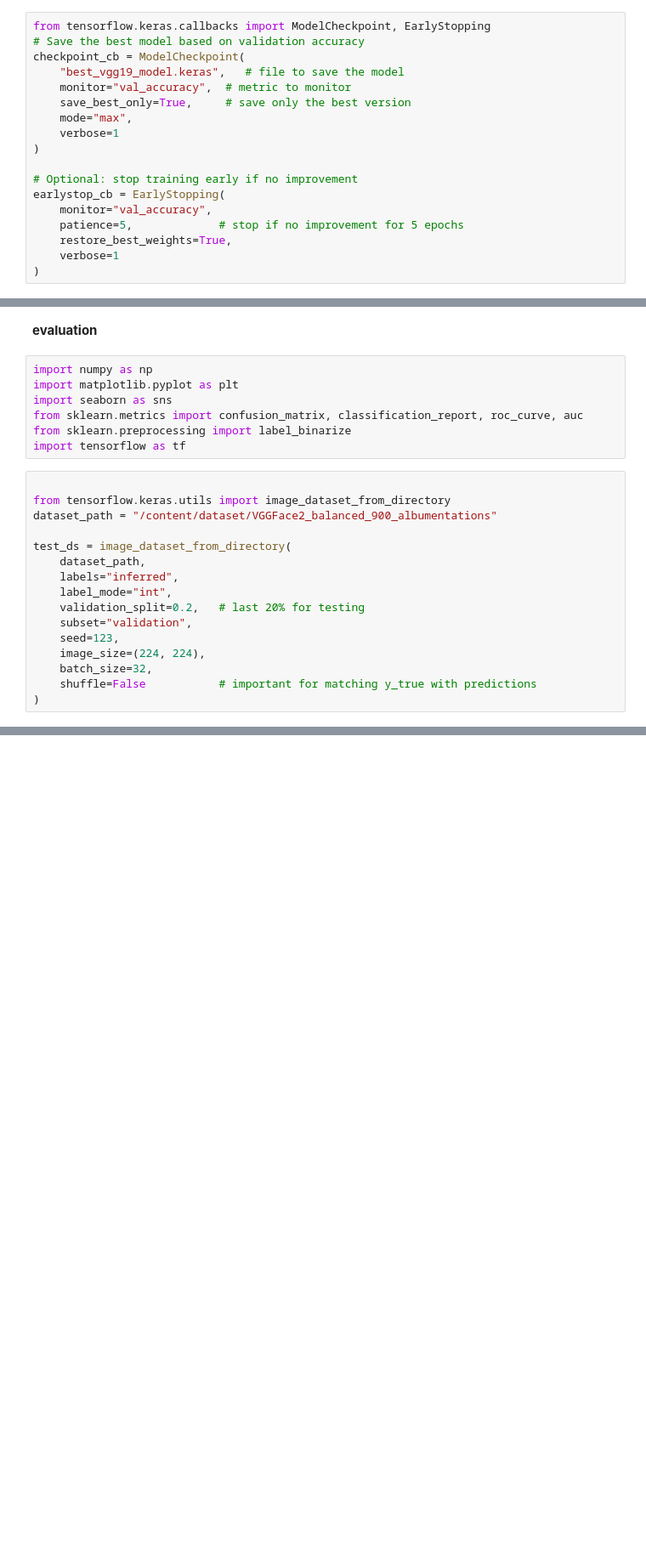
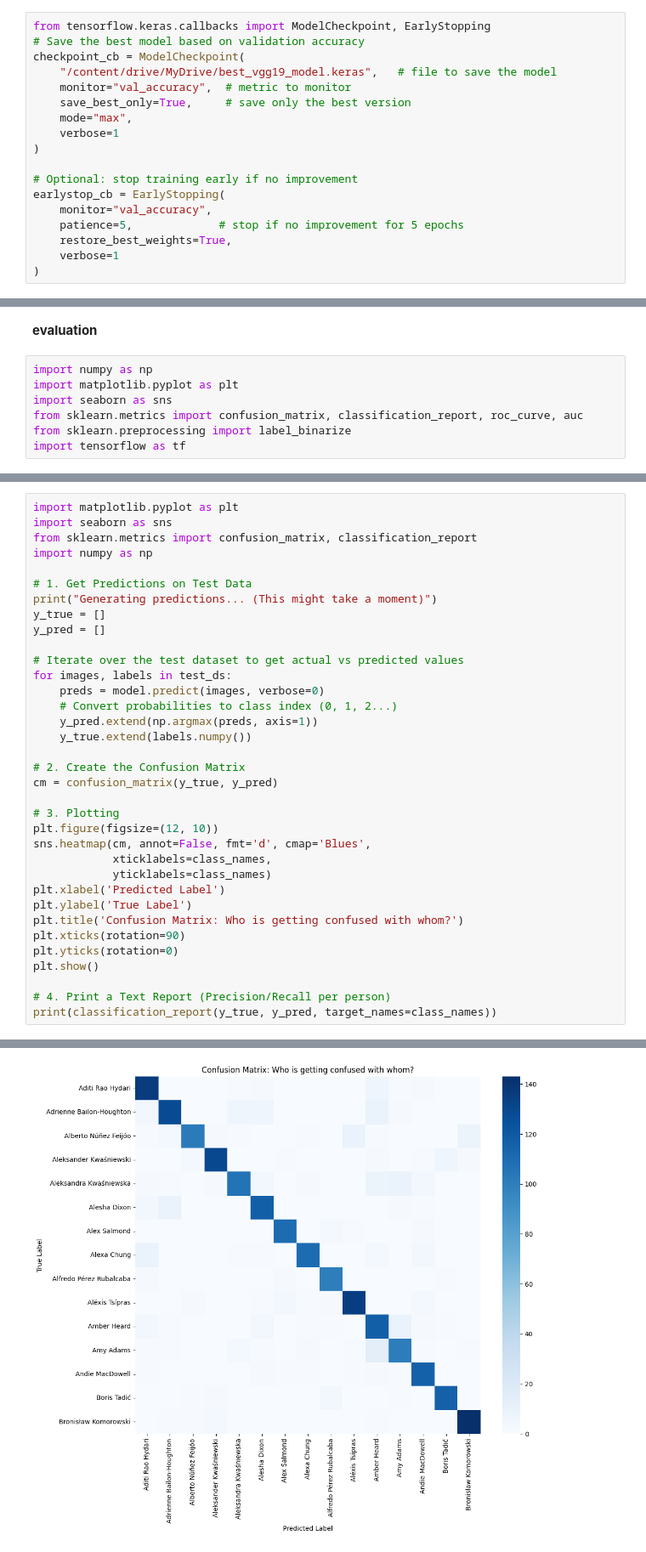
Before and after one commit to aliaa-anx/celebrity-recognition-model, a Jupyter notebook: VGG_19_model.ipynb, the cells around one changed output, grey strips where cells are left out. Shown at 85% size. Saved outputs shown, nothing was run; the diff lists cells and outputs as text; blank space fills up the shorter version.

Commit message:
final model with best results

```diff
--- a/VGG_19_model.ipynb
+++ b/VGG_19_model.ipynb
@@ -282,7 +282,7 @@ Optimization setup done. Using Adam optimizer for Keras model.
 from tensorflow.keras.callbacks import ModelCheckpoint, EarlyStopping
 # Save the best model based on validation accuracy
 checkpoint_cb = ModelCheckpoint(
-    "best_vgg19_model.keras",   # file to save the model
+    "/content/drive/MyDrive/best_vgg19_model.keras",   # file to save the model
     monitor="val_accuracy",  # metric to monitor
     save_best_only=True,     # save only the best version
     mode="max",
@@ -367,19 +367,3 @@ import seaborn as sns
 from sklearn.metrics import confusion_matrix, classification_report, roc_curve, auc
 from sklearn.preprocessing import label_binarize
 import tensorflow as tf
-# %%
-
-from tensorflow.keras.utils import image_dataset_from_directory
-dataset_path = "/content/dataset/VGGFace2_balanced_900_albumentations"
-
-test_ds = image_dataset_from_directory(
-    dataset_path,
-    labels="inferred",
-    label_mode="int",
-    validation_split=0.2,   # last 20% for testing
-    subset="validation",
-    seed=123,
-    image_size=(224, 224),
-    batch_size=32,
-    shuffle=False           # important for matching y_true with predictions
-)
@@ -453,0 +377,36 @@ plt.show()
+# %%
+import matplotlib.pyplot as plt
+import seaborn as sns
+from sklearn.metrics import confusion_matrix, classification_report
+import numpy as np
+
+# 1. Get Predictions on Test Data
+print("Generating predictions... (This might take a moment)")
+y_true = []
+y_pred = []
+
+# Iterate over the test dataset to get actual vs predicted values
+for images, labels in test_ds:
+    preds = model.predict(images, verbose=0)
+    # Convert probabilities to class index (0, 1, 2...)
+    y_pred.extend(np.argmax(preds, axis=1))
+    y_true.extend(labels.numpy())
+
+# 2. Create the Confusion Matrix
+cm = confusion_matrix(y_true, y_pred)
+
+# 3. Plotting
+plt.figure(figsize=(12, 10))
+sns.heatmap(cm, annot=False, fmt='d', cmap='Blues',
+            xticklabels=class_names,
+            yticklabels=class_names)
+plt.xlabel('Predicted Label')
+plt.ylabel('True Label')
+plt.title('Confusion Matrix: Who is getting confused with whom?')
+plt.xticks(rotation=90)
+plt.yticks(rotation=0)
+plt.show()
+
+# 4. Print a Text Report (Precision/Recall per person)
+print(classification_report(y_true, y_pred, target_names=class_names))
+# %% [output]
@@ -453,0 +414 @@ plt.show()
+[figure, added]
```
Also changed, not shown: parts of 17 cells of this notebook.
